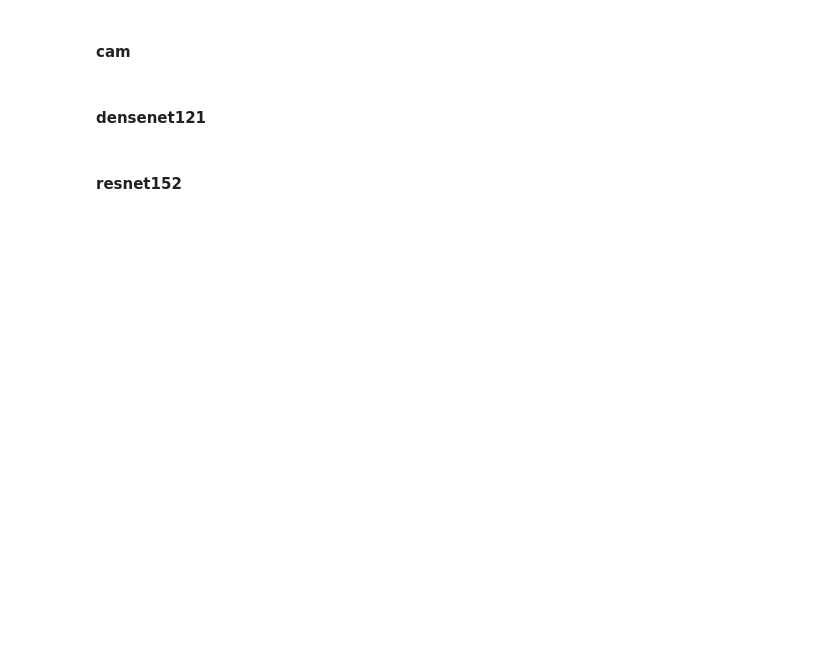
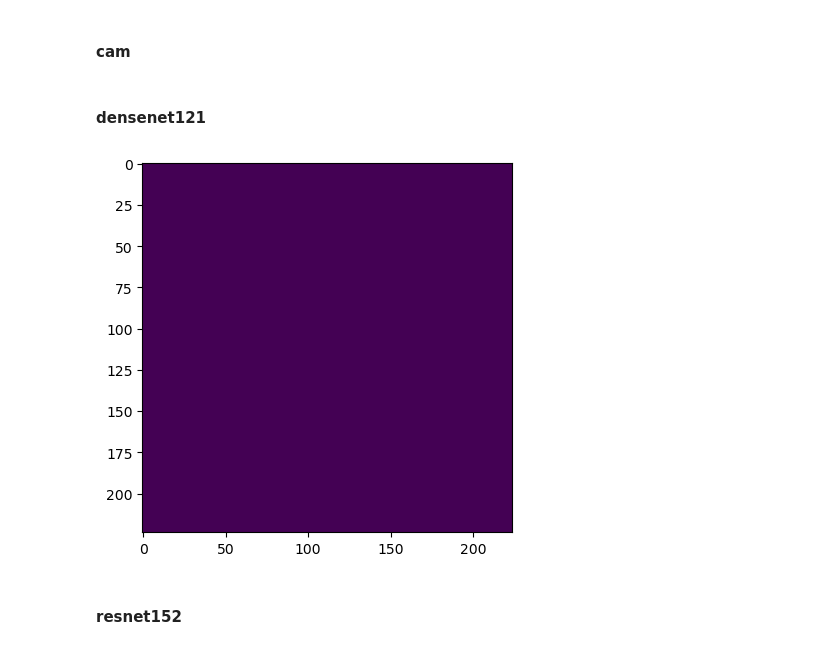
Before and after one commit to zhaizhongyuan/chexpert, a Jupyter notebook: cnn.ipynb, the cells around one changed output. Saved outputs shown, nothing was run; the diff lists cells and outputs as text; code cells hidden in the pictures; blank space fills up the shorter version.

```diff
--- a/cnn.ipynb
+++ b/cnn.ipynb
@@ -179,9 +231,12 @@ targets       = [ClassifierOutputTarget(class_idx)]
 # %%
 target_layers = [densenet121_model.model.features[-1]] # model specific
 for imgs, _ in tqdm(densenet121_data.test_dataloader()): # data module specific
     # model specific
     with GradCAM(model=densenet121_model.model, target_layers=target_layers) as cam:
-        cam(input_tensor=imgs, targets=targets)
+        cam_batch = cam(input_tensor=imgs, targets=targets)
+        plt.imshow(cam_batch[0])
+# %% [output]
+[figure, added]
 # %% [markdown]
 #### resnet152
 # %%
```
Also changed, not shown: parts of 4 cells of this notebook, 16 other files.
